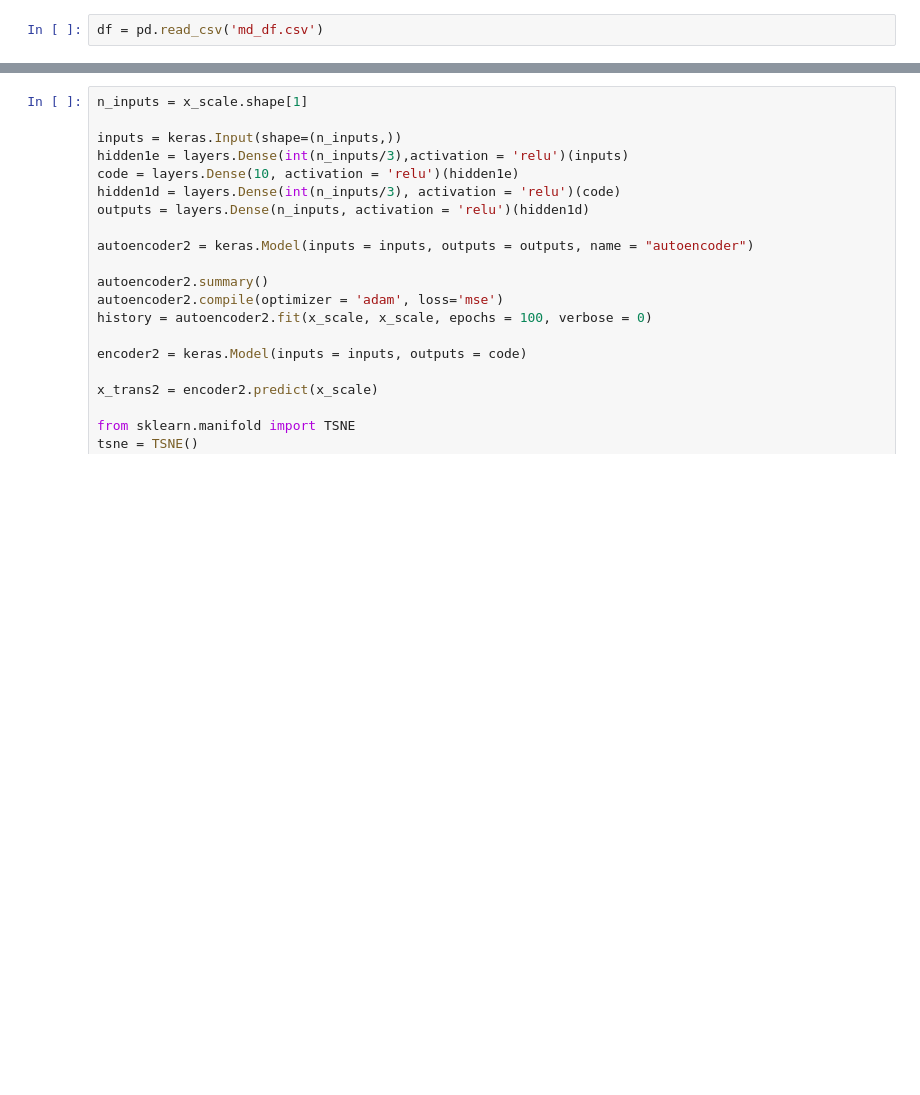
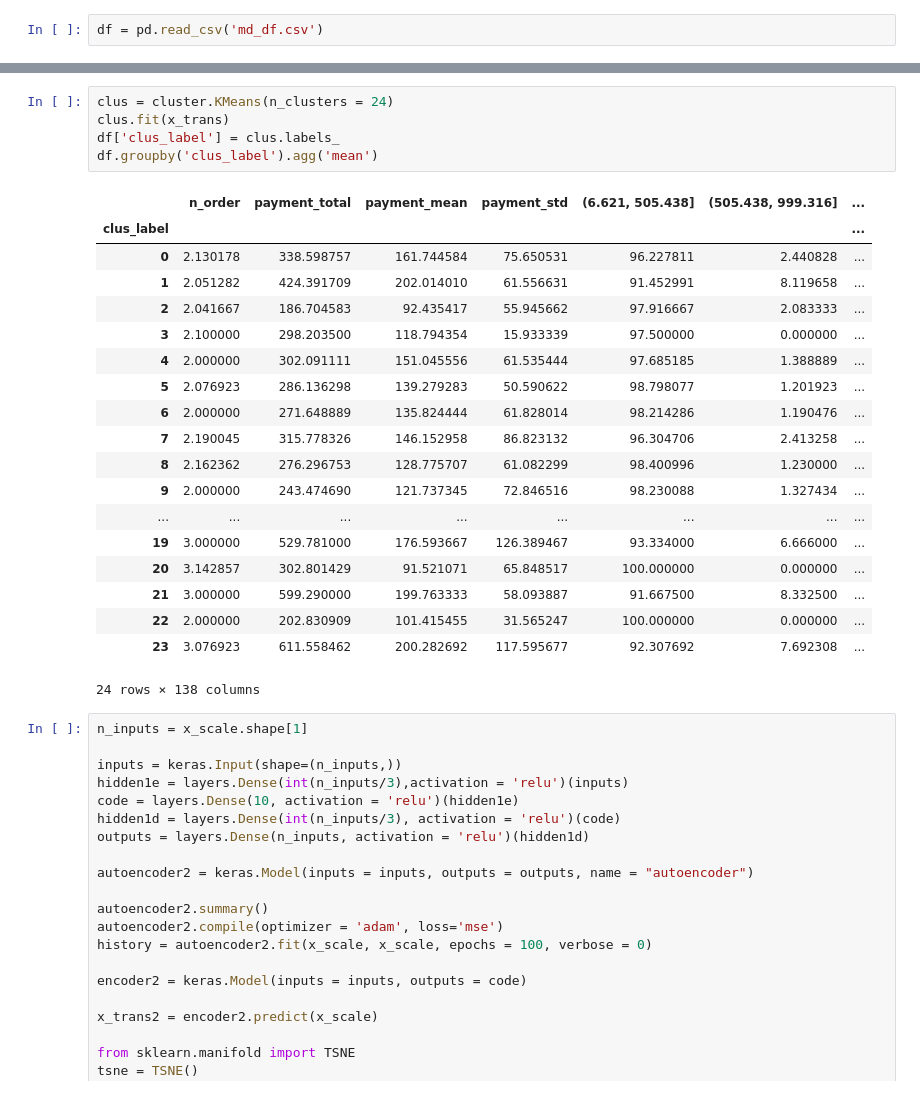
Before and after one commit to NicoJanko/Projet_5_OPC, a Jupyter notebook: Projet5_DeepL.ipynb, the cells around one changed output, grey strips where cells are left out. Saved outputs shown, nothing was run; the diff lists cells and outputs as text; blank space fills up the shorter version.

```diff
--- a/Projet5_DeepL.ipynb
+++ b/Projet5_DeepL.ipynb
@@ -127,3 +128,28 @@ Text(0.55, 0.4, 'Best silhouette : 0.60, Optimal Clus : 36')
+# %%
+clus = cluster.KMeans(n_clusters = 24)
+clus.fit(x_trans)
+df['clus_label'] = clus.labels_
+df.groupby('clus_label').agg('mean')
+# %% [output]
+|  | n_order | payment_total | payment_mean | payment_std | (6.621, 505.438] | (505.438, 999.316] | ... |
+| clus_label |  |  |  |  |  |  | ... |
+| 0 | 2.130178 | 338.598757 | 161.744584 | 75.650531 | 96.227811 | 2.440828 | ... |
+| 1 | 2.051282 | 424.391709 | 202.014010 | 61.556631 | 91.452991 | 8.119658 | ... |
+| 2 | 2.041667 | 186.704583 | 92.435417 | 55.945662 | 97.916667 | 2.083333 | ... |
+| 3 | 2.100000 | 298.203500 | 118.794354 | 15.933339 | 97.500000 | 0.000000 | ... |
+| 4 | 2.000000 | 302.091111 | 151.045556 | 61.535444 | 97.685185 | 1.388889 | ... |
+| 5 | 2.076923 | 286.136298 | 139.279283 | 50.590622 | 98.798077 | 1.201923 | ... |
+| 6 | 2.000000 | 271.648889 | 135.824444 | 61.828014 | 98.214286 | 1.190476 | ... |
+| 7 | 2.190045 | 315.778326 | 146.152958 | 86.823132 | 96.304706 | 2.413258 | ... |
+| 8 | 2.162362 | 276.296753 | 128.775707 | 61.082299 | 98.400996 | 1.230000 | ... |
+| 9 | 2.000000 | 243.474690 | 121.737345 | 72.846516 | 98.230088 | 1.327434 | ... |
+| ... | ... | ... | ... | ... | ... | ... | ... |
+| 19 | 3.000000 | 529.781000 | 176.593667 | 126.389467 | 93.334000 | 6.666000 | ... |
+| 20 | 3.142857 | 302.801429 | 91.521071 | 65.848517 | 100.000000 | 0.000000 | ... |
+| 21 | 3.000000 | 599.290000 | 199.763333 | 58.093887 | 91.667500 | 8.332500 | ... |
+| 22 | 2.000000 | 202.830909 | 101.415455 | 31.565247 | 100.000000 | 0.000000 | ... |
+| 23 | 3.076923 | 611.558462 | 200.282692 | 117.595677 | 92.307692 | 7.692308 | ... |
+24 rows × 138 columns
 # %%
 n_inputs = x_scale.shape[1]
 
```
Also changed, not shown: parts of 8 cells of this notebook, 1 other file.
